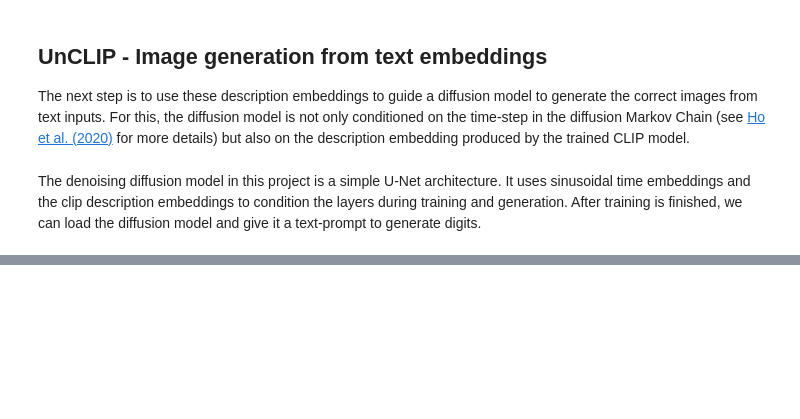
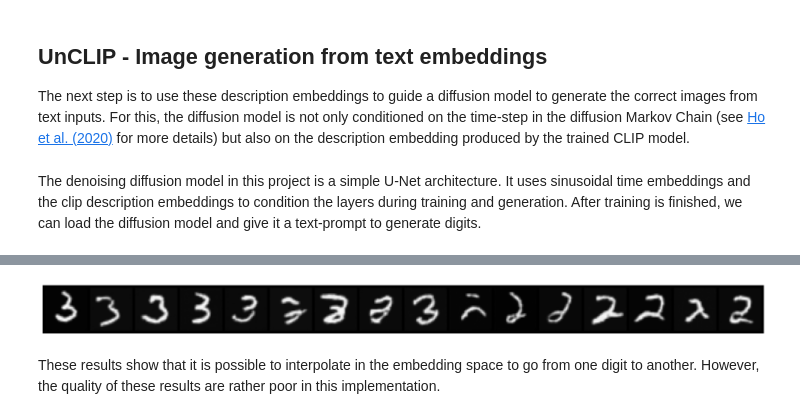
Before and after one commit to lukas-gandler/Text-To-Image, a Jupyter notebook: demo.ipynb, the cells around one changed output, grey strips where cells are left out. Saved outputs shown, nothing was run; the diff lists cells and outputs as text; code cells hidden in the pictures; blank space fills up the shorter version.

```diff
--- a/demo.ipynb
+++ b/demo.ipynb
@@ -98,0 +106,18 @@ Loading model from mnist_diff.pth
+# %%
+START_CLASS = 'three'
+END_CLASS   = 'two'
+STEPS = 16
+
+clip_embeddings = clip_model.get_text_embeddings(torch.stack([description_encoder(START_CLASS), description_encoder(END_CLASS)]).to(device))
+
+start_embedding = clip_model.get_text_embeddings(description_encoder(START_CLASS)[None, :].to(device))
+end_embedding = clip_model.get_text_embeddings(description_encoder(END_CLASS)[None, :].to(device))
+interpolations = [torch.lerp(start_embedding, end_embedding, alpha) for alpha in torch.linspace(0, 1, steps=STEPS)]
+
+embeddings = torch.stack(interpolations).squeeze().to(device)
+generated_images = ddpm.sample_new_image(num_samples=STEPS, clip_embedding=embeddings)
+plot_image_batch(generated_images, n_row=STEPS)
+# %% [output]
+[figure, added]
+# %% [markdown]
+These results show that it is possible to interpolate in the embedding space to go from one digit to another. However, the quality of these results are rather poor in this implementation.
```
Also changed, not shown: parts of 7 cells of this notebook, 7 other files.
